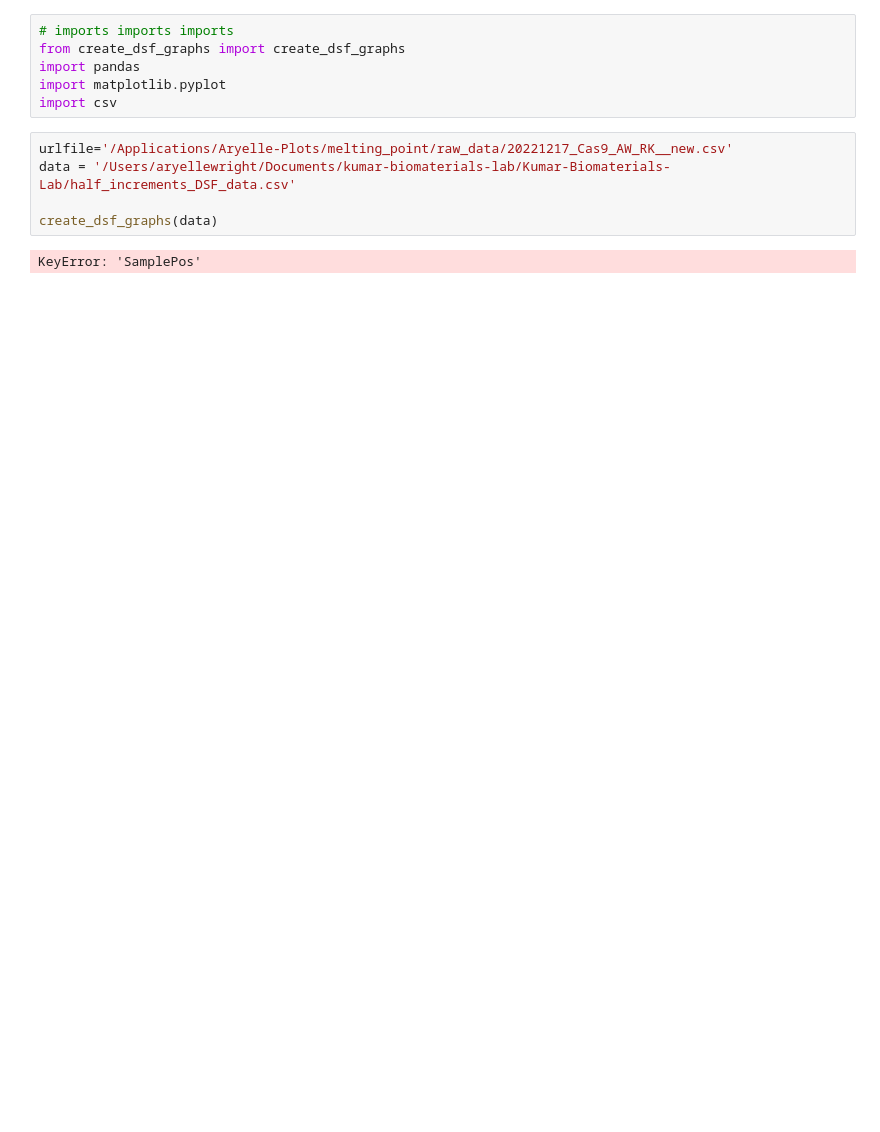
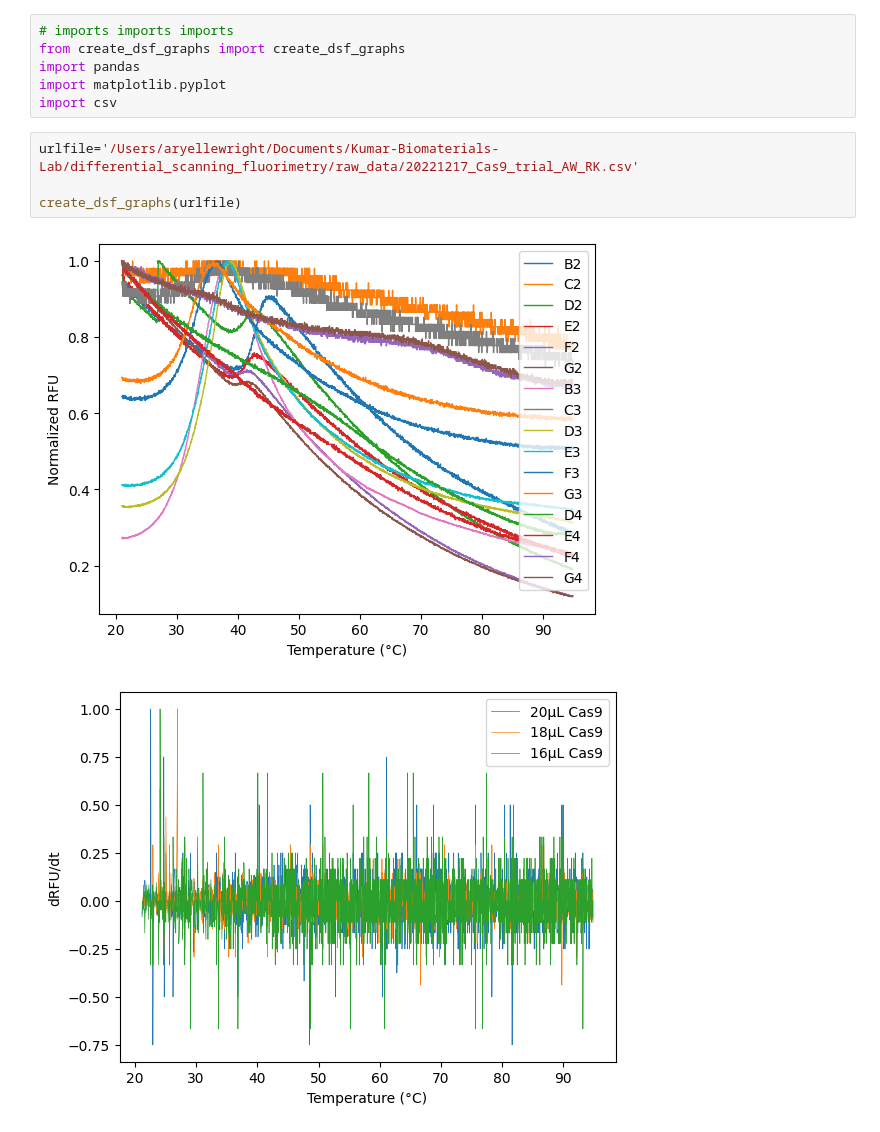
Before and after one commit to aryellewright/Kumar-Biomaterials-Lab, a Jupyter notebook: differential_scanning_fluorimetry/DSF_code/plot_dsf_graphs.ipynb, the cells around one changed output. Drawn from its saved outputs; the diff is of its cells as text; blank space fills up the shorter version.

```diff
--- a/differential_scanning_fluorimetry/DSF_code/plot_dsf_graphs.ipynb
+++ b/differential_scanning_fluorimetry/DSF_code/plot_dsf_graphs.ipynb
@@ -5,9 +5,9 @@ import pandas
 import matplotlib.pyplot
 import csv
 # %%
-urlfile='/Applications/Aryelle-Plots/melting_point/raw_data/20221217_Cas9_AW_RK__new.csv'
-data = '/Users/aryellewright/Documents/kumar-biomaterials-lab/Kumar-Biomaterials-Lab/half_increments_DSF_data.csv'
+urlfile='/Users/aryellewright/Documents/Kumar-Biomaterials-Lab/differential_scanning_fluorimetry/raw_data/20221217_Cas9_trial_AW_RK.csv'
 
-create_dsf_graphs(data)
+create_dsf_graphs(urlfile)
 # %% [output]
-KeyError: 'SamplePos'
+[figure, added]
+[figure, added]
```
Also changed, not shown: 7 other files.
